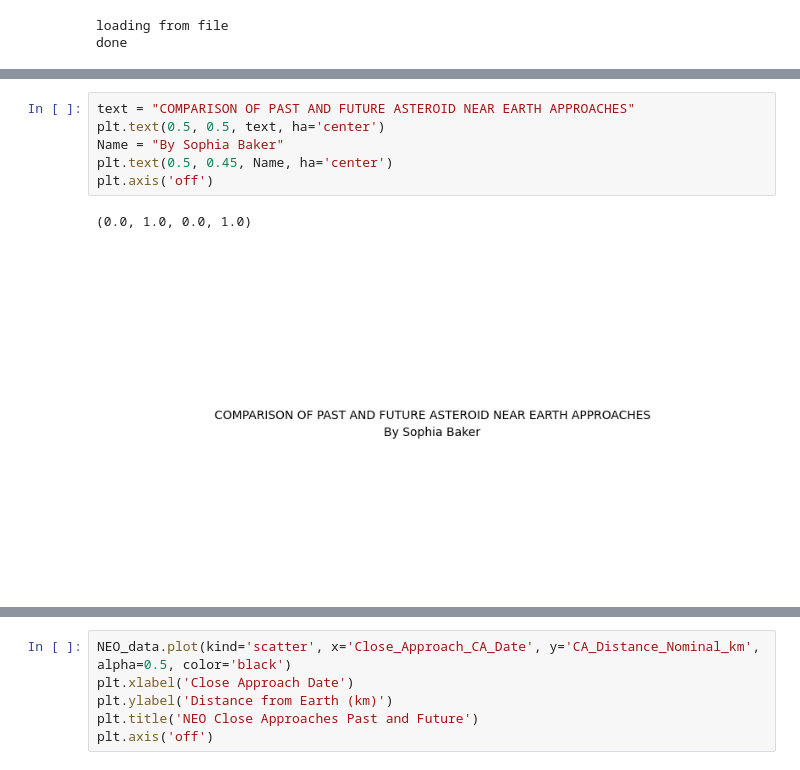
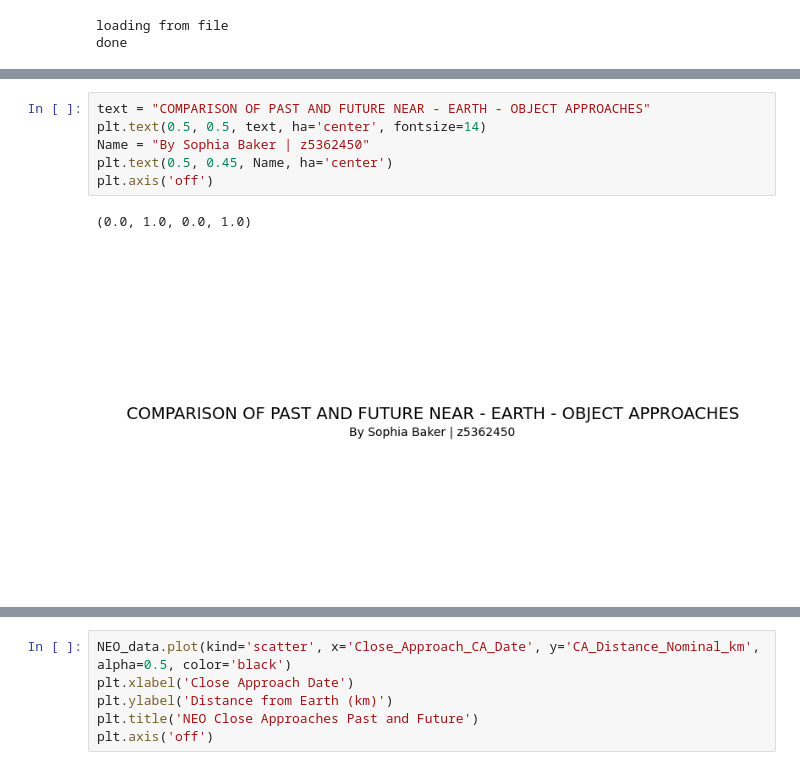
Before and after one commit to Soph-Baker/Data, a Jupyter notebook: NEO_Earth_Close_Approaches.ipynb, the cells around one changed output, grey strips where cells are left out. Saved outputs shown, nothing was run; the diff lists cells and outputs as text.

```diff
--- a/NEO_Earth_Close_Approaches.ipynb
+++ b/NEO_Earth_Close_Approaches.ipynb
@@ -47,12 +54,12 @@ print("done")
 # %%
-text = "COMPARISON OF PAST AND FUTURE ASTEROID NEAR EARTH APPROACHES"
-plt.text(0.5, 0.5, text, ha='center')
-Name = "By Sophia Baker"
+text = "COMPARISON OF PAST AND FUTURE NEAR - EARTH - OBJECT APPROACHES"
+plt.text(0.5, 0.5, text, ha='center', fontsize=14)
+Name = "By Sophia Baker | z5362450"
 plt.text(0.5, 0.45, Name, ha='center')
 plt.axis('off')
 # %% [output]
 (0.0, 1.0, 0.0, 1.0)
-[figure, old version]
+[figure, new version]
 # %%
 NEO_data.sample(5)
 # %% [output]
```
Also changed, not shown: parts of 15 cells of this notebook.
